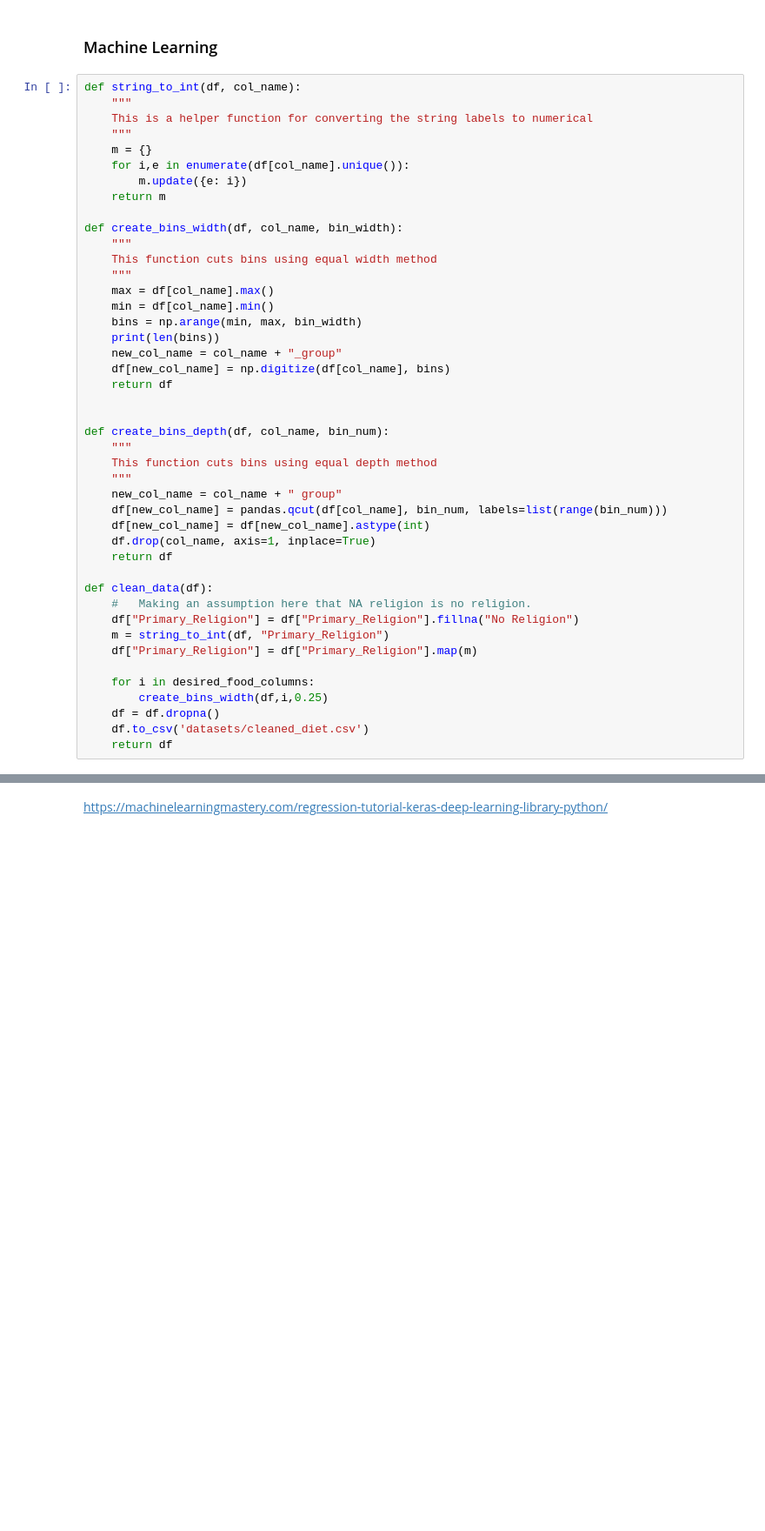
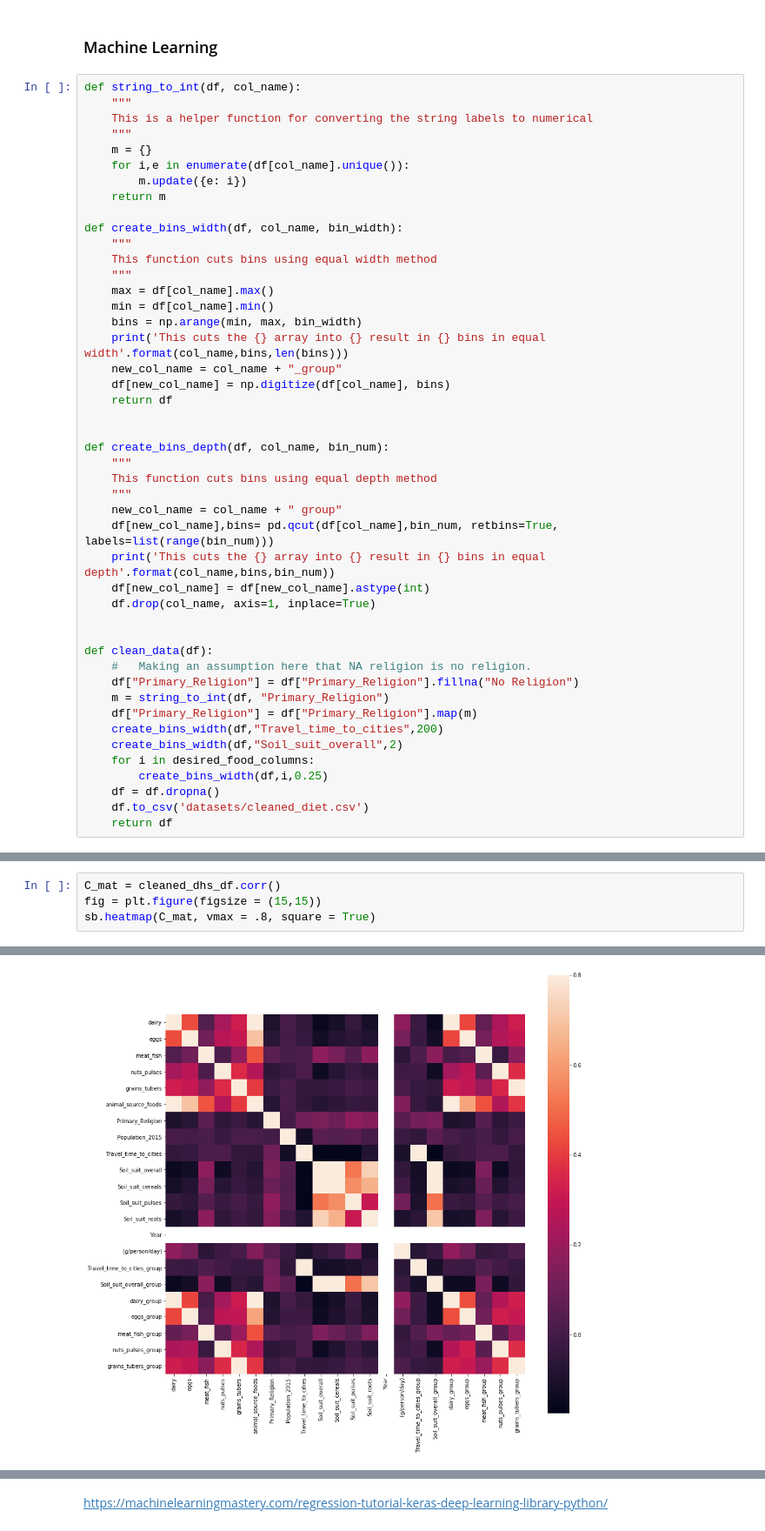
Before and after one commit to emoceanographer/WWF, a Jupyter notebook: DHS Diet/DHS_ML.ipynb, the cells around one changed output, grey strips where cells are left out. Shown: that part at 87% size. Saved outputs shown, nothing was run; the diff lists cells and outputs as text; blank space fills up the shorter version.

```diff
--- a/DHS Diet/DHS_ML.ipynb
+++ b/DHS Diet/DHS_ML.ipynb
@@ -110,7 +111,7 @@ def create_bins_width(df, col_name, bin_width):
     max = df[col_name].max()
     min = df[col_name].min()
     bins = np.arange(min, max, bin_width)
-    print(len(bins))
+    print('This cuts the {} array into {} result in {} bins in equal width'.format(col_name,bins,len(bins)))
     new_col_name = col_name + "_group"
     df[new_col_name] = np.digitize(df[col_name], bins)
     return df
@@ -121,17 +122,19 @@ def create_bins_depth(df, col_name, bin_num):
     This function cuts bins using equal depth method
     """
     new_col_name = col_name + " group"
-    df[new_col_name] = pandas.qcut(df[col_name], bin_num, labels=list(range(bin_num)))
+    df[new_col_name],bins= pd.qcut(df[col_name],bin_num, retbins=True, labels=list(range(bin_num)))
+    print('This cuts the {} array into {} result in {} bins in equal depth'.format(col_name,bins,bin_num))
     df[new_col_name] = df[new_col_name].astype(int)
     df.drop(col_name, axis=1, inplace=True)
-    return df
+
 
 def clean_data(df):
     #   Making an assumption here that NA religion is no religion.
     df["Primary_Religion"] = df["Primary_Religion"].fillna("No Religion")
     m = string_to_int(df, "Primary_Religion")
     df["Primary_Religion"] = df["Primary_Religion"].map(m)
-
+    create_bins_width(df,"Travel_time_to_cities",200)
+    create_bins_width(df,"Soil_suit_overall",2)
     for i in desired_food_columns:
         create_bins_width(df,i,0.25)
     df = df.dropna()
@@ -248,0 +245,5 @@ RFC model's accuracy is 0.7906529954149242, with a standard deviation of 0.01384
+# %%
+C_mat = cleaned_dhs_df.corr()
+fig = plt.figure(figsize = (15,15))
+sb.heatmap(C_mat, vmax = .8, square = True)
+# %% [output]
@@ -248,0 +251 @@ RFC model's accuracy is 0.7906529954149242, with a standard deviation of 0.01384
+[figure, added]
```
Also changed, not shown: parts of 8 cells of this notebook, 3 other files.
